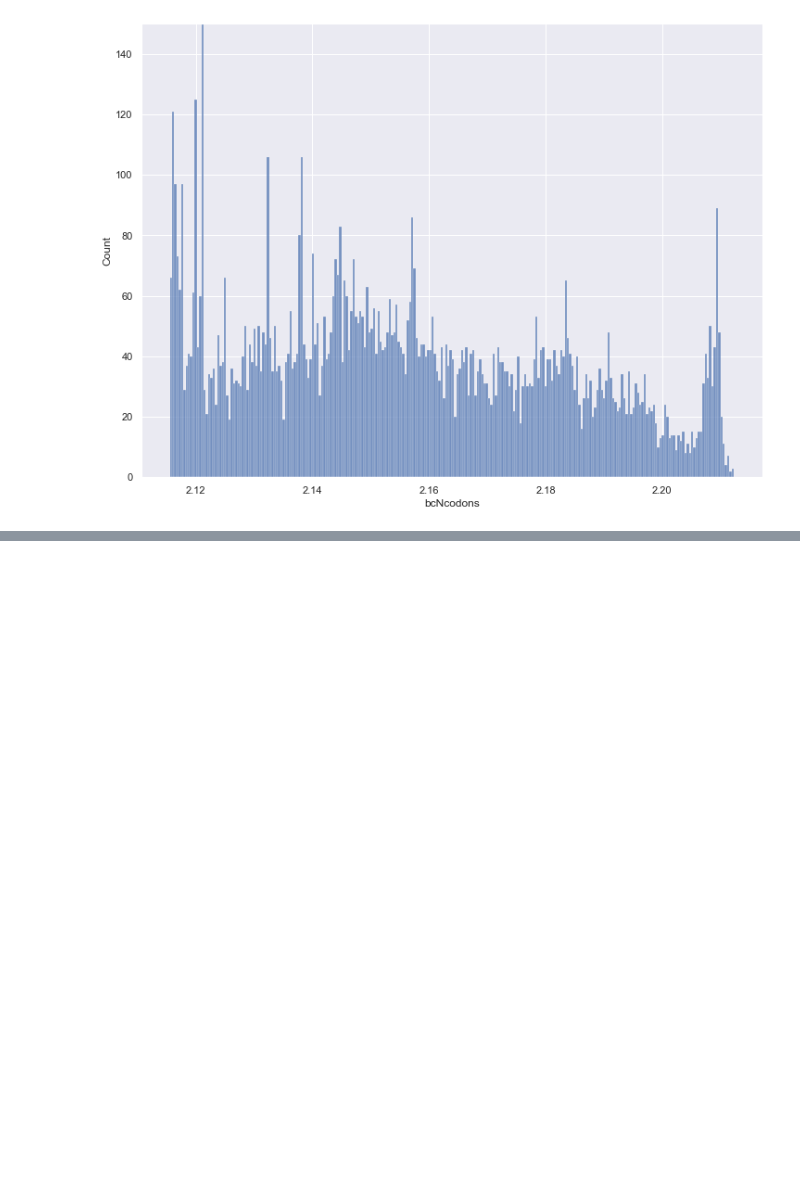
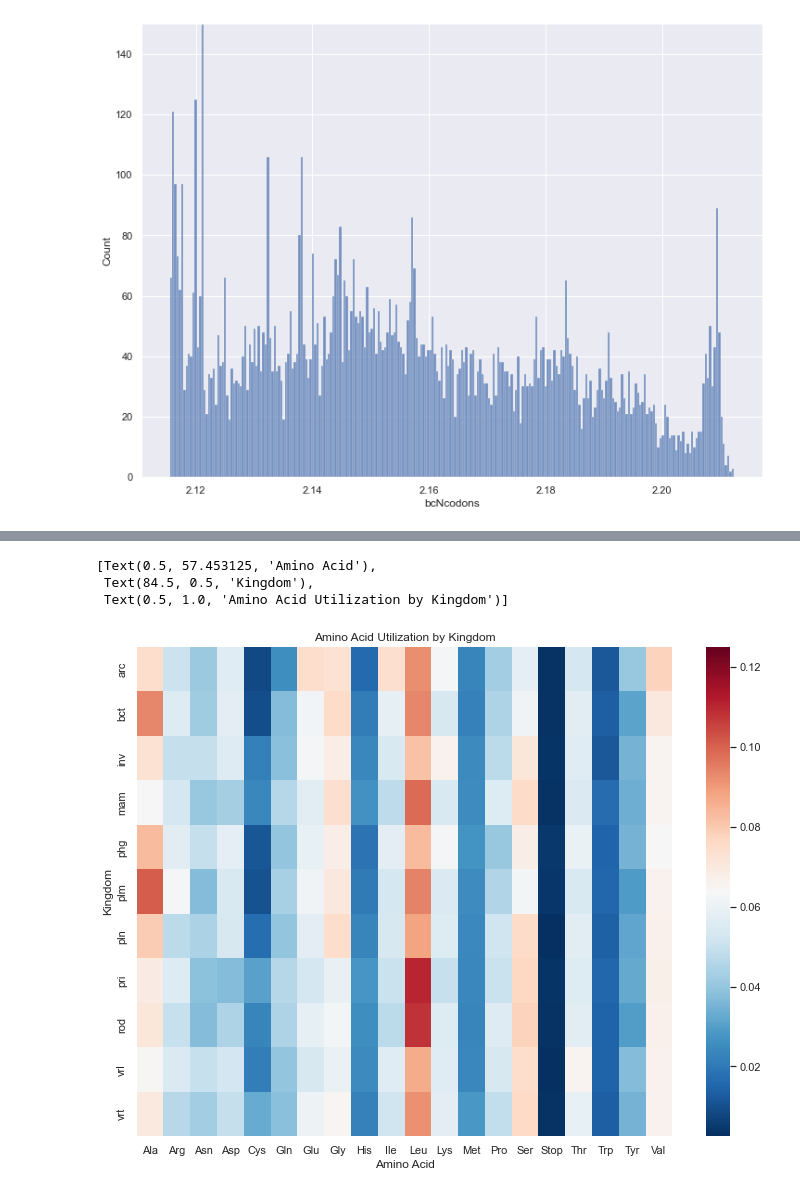
Before and after one commit to bernpb/Codon_Frequency_Classification, a Jupyter notebook: EDA.ipynb, the cells around one changed output, grey strips where cells are left out. Drawn from its saved outputs; the diff is of its cells as text; code cells hidden in the pictures; blank space fills up the shorter version.

```diff
--- a/EDA.ipynb
+++ b/EDA.ipynb
@@ -163,0 +236,10 @@ king_codon
+# %%
+# Rename the columns using the codon to amino acid mapping provided by the translation dictionary
+
+AA_frequency = codon_frequency.rename(mapper = functions.translation,
+                                    axis = 1)
+
+# Merge duplicate columns
+AA_frequency = AA_frequency.groupby(lambda x:x, axis = 1).sum()
+
+AA_frequency
@@ -163,0 +261,6 @@ king_codon
+# %%
+# Get some descriptive stats for the resulting amino acid table
+AA_frequency.drop('sum',
+                 axis = 1,
+                 inplace = True)
+AA_frequency.describe()
@@ -163,0 +277,14 @@ king_codon
+# %%
+# Create a heatmap to explore the ultilization of different amino acids across the kingdoms
+
+ax = sns.heatmap(data = AA_frequency,
+                vmax = 0.125,
+                cmap = 'RdBu_r')
+ax.set(xlabel = 'Amino Acid',
+      ylabel = 'Kingdom',
+      title = 'Amino Acid Utilization by Kingdom')
+# %% [output]
+[Text(0.5, 57.453125, 'Amino Acid'),
+ Text(84.5, 0.5, 'Kingdom'),
+ Text(0.5, 1.0, 'Amino Acid Utilization by Kingdom')]
+[figure, added]
```
Also changed, not shown: parts of 14 cells of this notebook, 9 other files.
